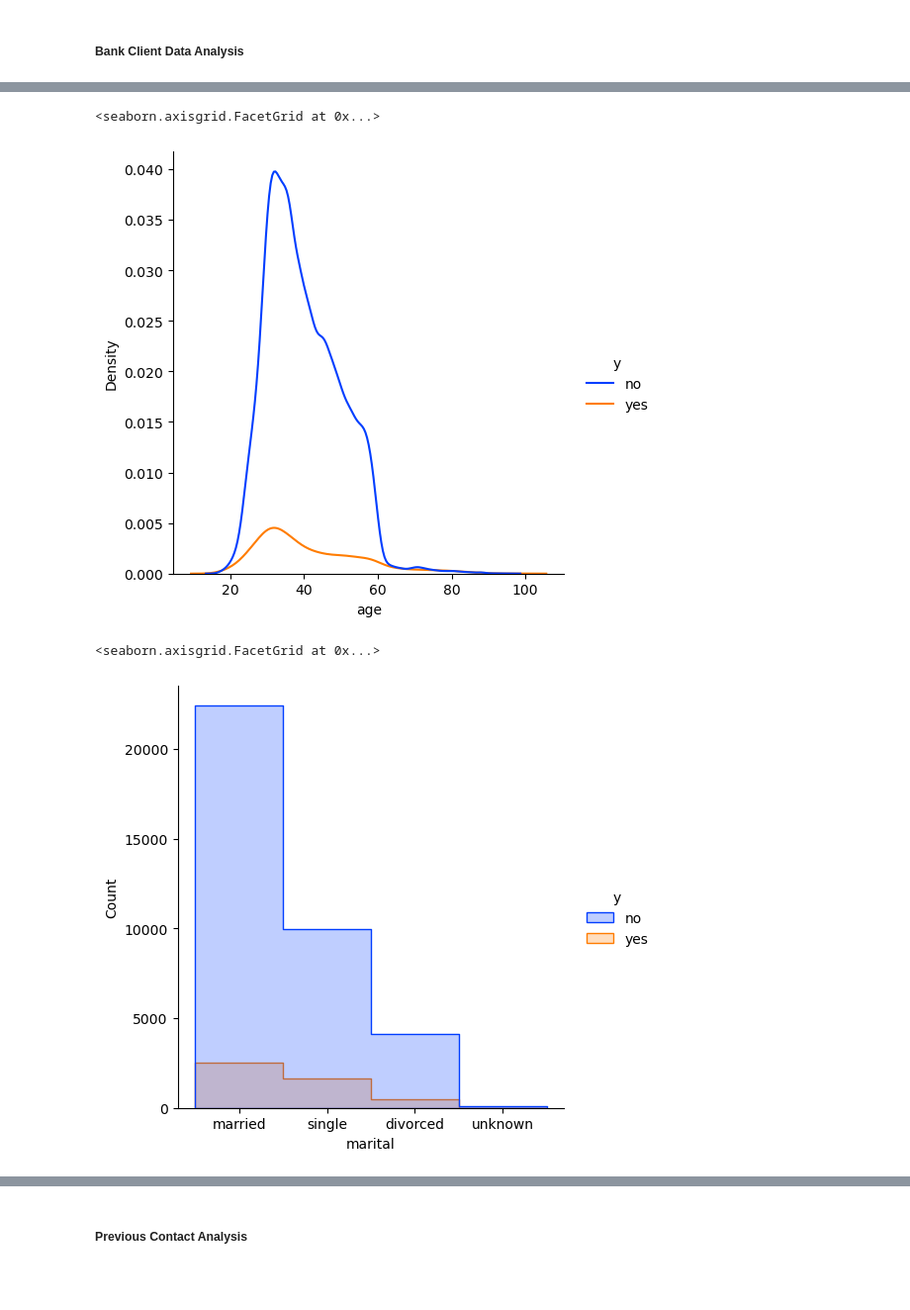
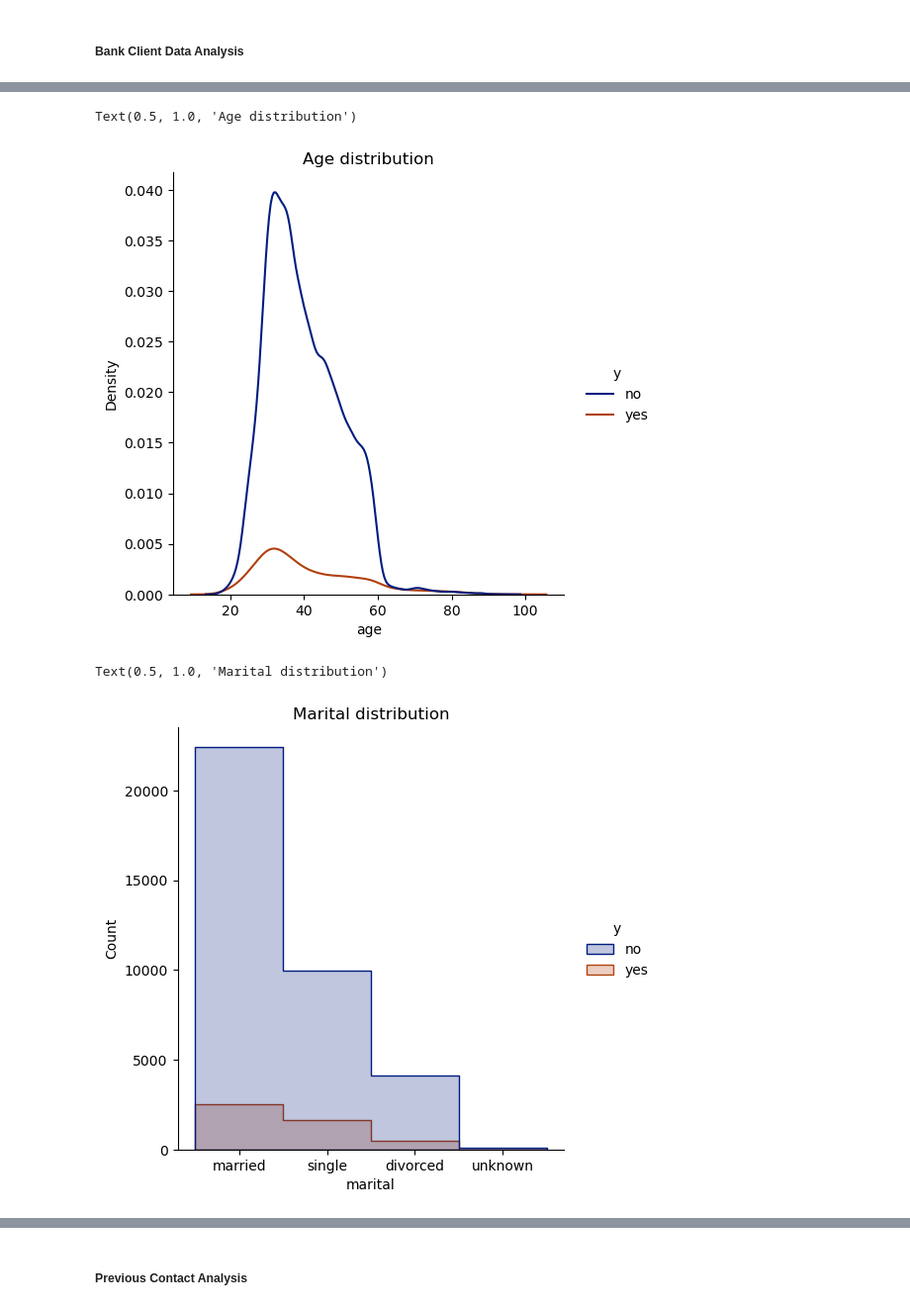
Before and after one commit to cdungca/comparing-classifiers, a Jupyter notebook: prompt_III.ipynb, the cells around one changed output, grey strips where cells are left out. Shown: that part at 99% size. Cells and saved outputs as stored; diff of their text form; code cells hidden in the pictures; blank space fills up the shorter version.

```diff
--- a/prompt_III.ipynb
+++ b/prompt_III.ipynb
@@ -148,6 +148,6 @@ y                 0
 dtype: int64
 # %%
 # Set color scheme for seaborn
-sns.set_palette("bright")
+#sns.set_palette("bright")
 # %% [markdown]
 ##### Bank Client Data Analysis
@@ -171,15 +166,17 @@ sns.displot(df, x="campaign", hue="y", bins = 5, element="step")
 # %%
 # distribution of age
 sns.displot(df, x="age", hue="y", kind="kde")
+plt.title('Age distribution')
 # %% [output]
-<seaborn.axisgrid.FacetGrid at 0x...>
+Text(0.5, 1.0, 'Age distribution')
-[figure, old version]
+[figure, new version]
 # %%
 # distribution of marital
 sns.displot(df, x="marital", hue="y", bins = 20, element="step")
+plt.title('Marital distribution')
 # %% [output]
-<seaborn.axisgrid.FacetGrid at 0x...>
+Text(0.5, 1.0, 'Marital distribution')
-[figure, old version]
+[figure, new version]
 # %%
 #sns.displot(df, x="default", hue="y", bins = 20)
 
```
Also changed, not shown: parts of 28 cells of this notebook, 16 other files.
